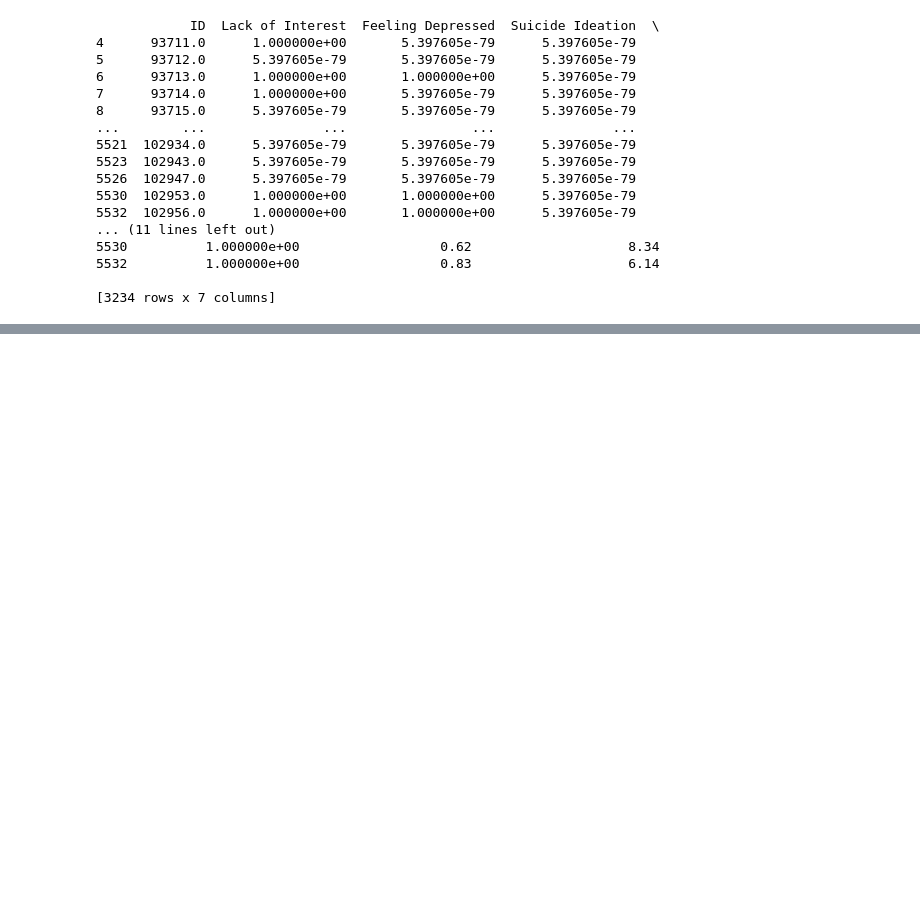
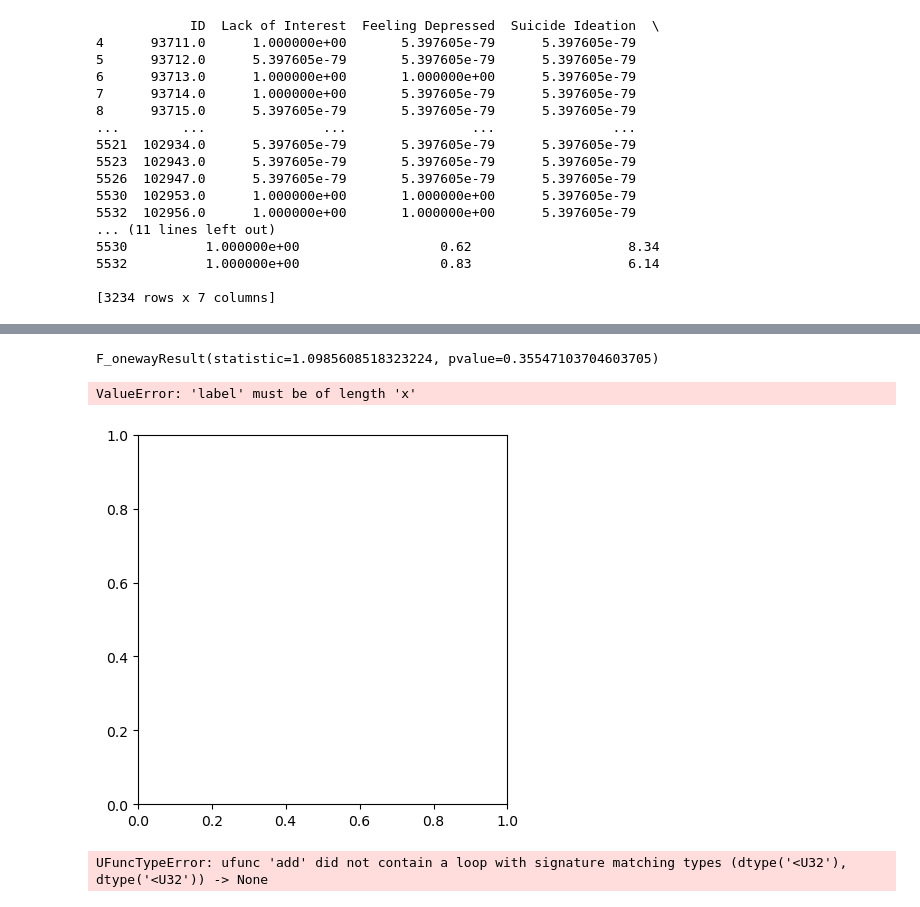
Before and after one commit to jenilyv/Project, a Jupyter notebook: Project_1.ipynb, the cells around one changed output, grey strips where cells are left out. Saved outputs shown, nothing was run; the diff lists cells and outputs as text; code cells hidden in the pictures; blank space fills up the shorter version.

```diff
--- a/Project_1.ipynb
+++ b/Project_1.ipynb
@@ -125,0 +174,20 @@ print(data_frame)
+# %%
+# using ANOVA because we are comparing more than 2 groups
+# since the p value is ~0.35 this means that there is no statistical difference between the variables compared
+stats.f_oneway(level0, level1, level2, level3, level9)
+# %% [output]
+F_onewayResult(statistic=1.0985608518323224, pvalue=0.35547103704603705)
+# %%
+#trying to create a piechart for corresponding values but realize that I would have to loop and assign? not sure
+
+plt.pie(data_frame["Blood Manganese (ug/L)"], labels = "Feeling Depressed", autopct='%1.1f%%', shadow = True)
+# %% [output]
+ValueError: 'label' must be of length 'x'
+[figure, added]
+# %%
+#will plot a correlation coef chart instead
+# also maybe a spearman correlation test
+
+coef= np.corrcoef("Blood Manganese (ug/L)","Feeling Depressed")
+# %% [output]
+UFuncTypeError: ufunc 'add' did not contain a loop with signature matching types (dtype('<U32'), dtype('<U32')) -> None
```
Also changed, not shown: parts of 5 cells of this notebook.
